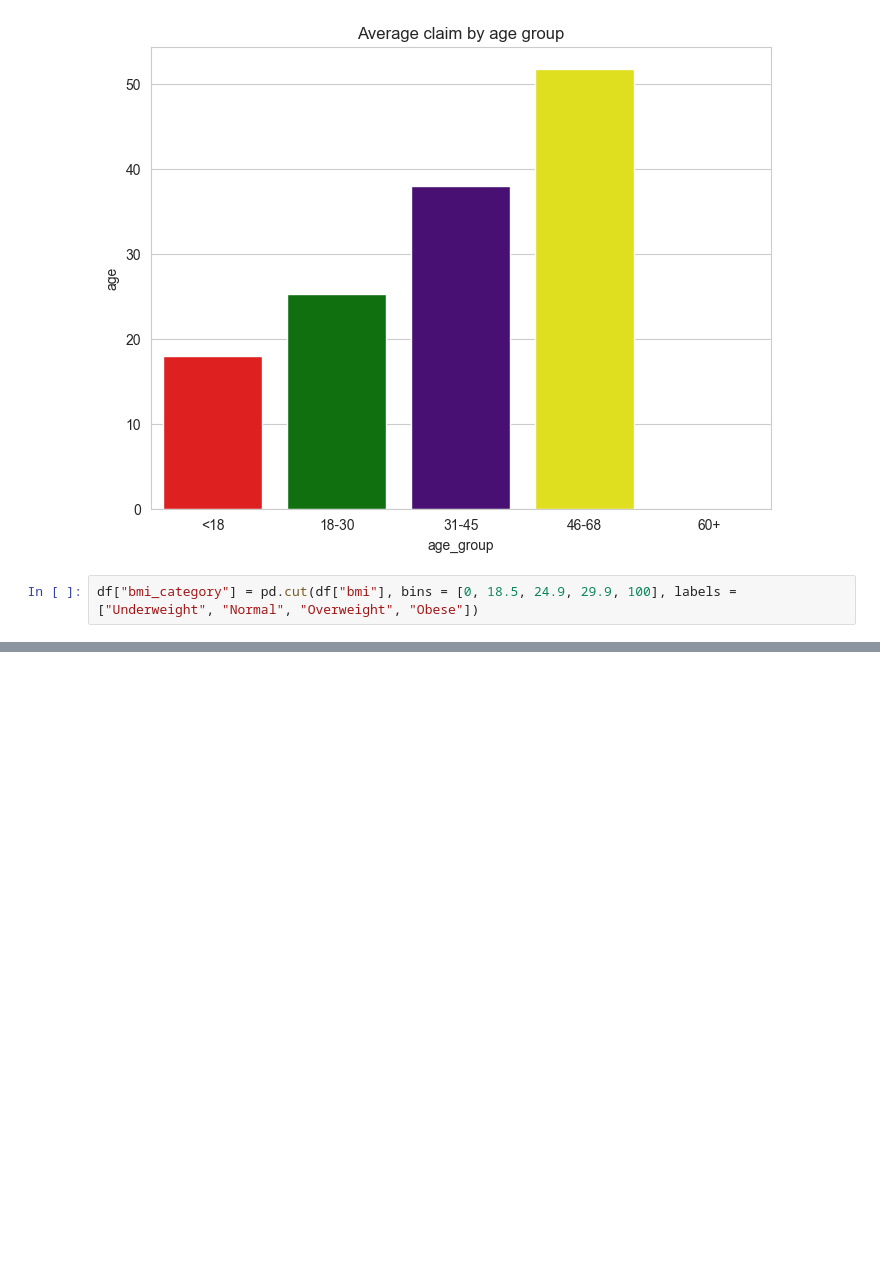
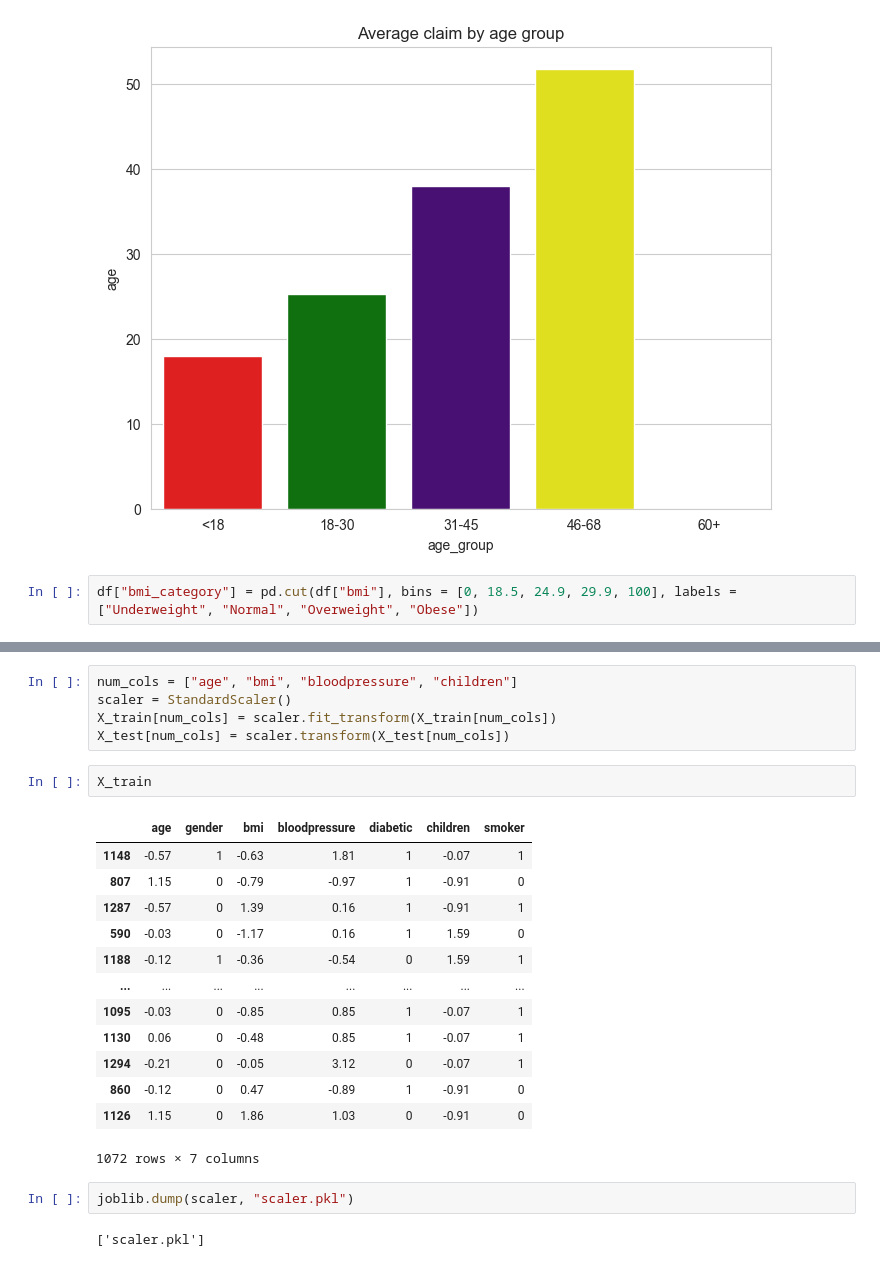
Before and after one commit to TheDarkPassenger98/Health-insurance-costs-predicition, a Jupyter notebook: project.ipynb, the cells around one changed output, grey strips where cells are left out. Saved outputs shown, nothing was run; the diff lists cells and outputs as text; blank space fills up the shorter version.

```diff
--- a/project.ipynb
+++ b/project.ipynb
@@ -269,0 +338,25 @@ plt.show()
+# %%
+num_cols = ["age", "bmi", "bloodpressure", "children"]
+scaler = StandardScaler()
+X_train[num_cols] = scaler.fit_transform(X_train[num_cols])
+X_test[num_cols] = scaler.transform(X_test[num_cols])
+# %%
+X_train
+# %% [output]
+|  | age | gender | bmi | bloodpressure | diabetic | children | smoker |
+| 1148 | -0.57 | 1 | -0.63 | 1.81 | 1 | -0.07 | 1 |
+| 807 | 1.15 | 0 | -0.79 | -0.97 | 1 | -0.91 | 0 |
+| 1287 | -0.57 | 0 | 1.39 | 0.16 | 1 | -0.91 | 1 |
+| 590 | -0.03 | 0 | -1.17 | 0.16 | 1 | 1.59 | 0 |
+| 1188 | -0.12 | 1 | -0.36 | -0.54 | 0 | 1.59 | 1 |
+| ... | ... | ... | ... | ... | ... | ... | ... |
+| 1095 | -0.03 | 0 | -0.85 | 0.85 | 1 | -0.07 | 1 |
+| 1130 | 0.06 | 0 | -0.48 | 0.85 | 1 | -0.07 | 1 |
+| 1294 | -0.21 | 0 | -0.05 | 3.12 | 0 | -0.07 | 1 |
+| 860 | -0.12 | 0 | 0.47 | -0.89 | 1 | -0.91 | 0 |
+| 1126 | 1.15 | 0 | 1.86 | 1.03 | 0 | -0.91 | 0 |
+1072 rows × 7 columns
+# %%
+joblib.dump(scaler, "scaler.pkl")
+# %% [output]
+['scaler.pkl']
```
Also changed, not shown: parts of 25 cells of this notebook, 6 other files.
